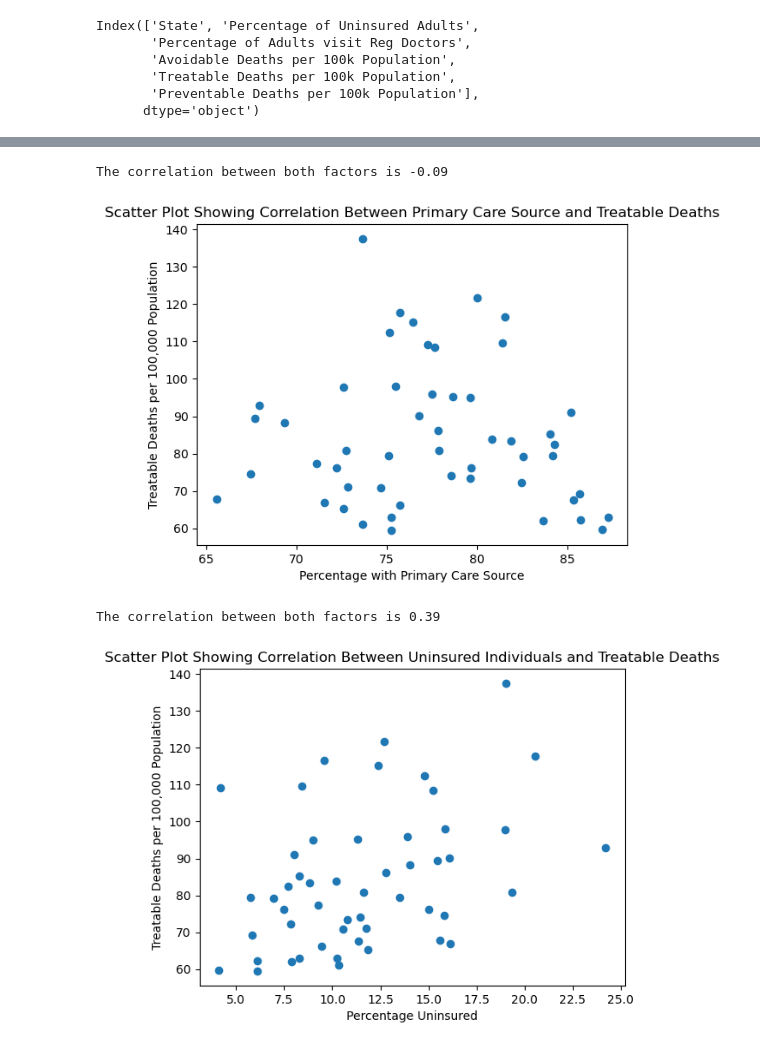
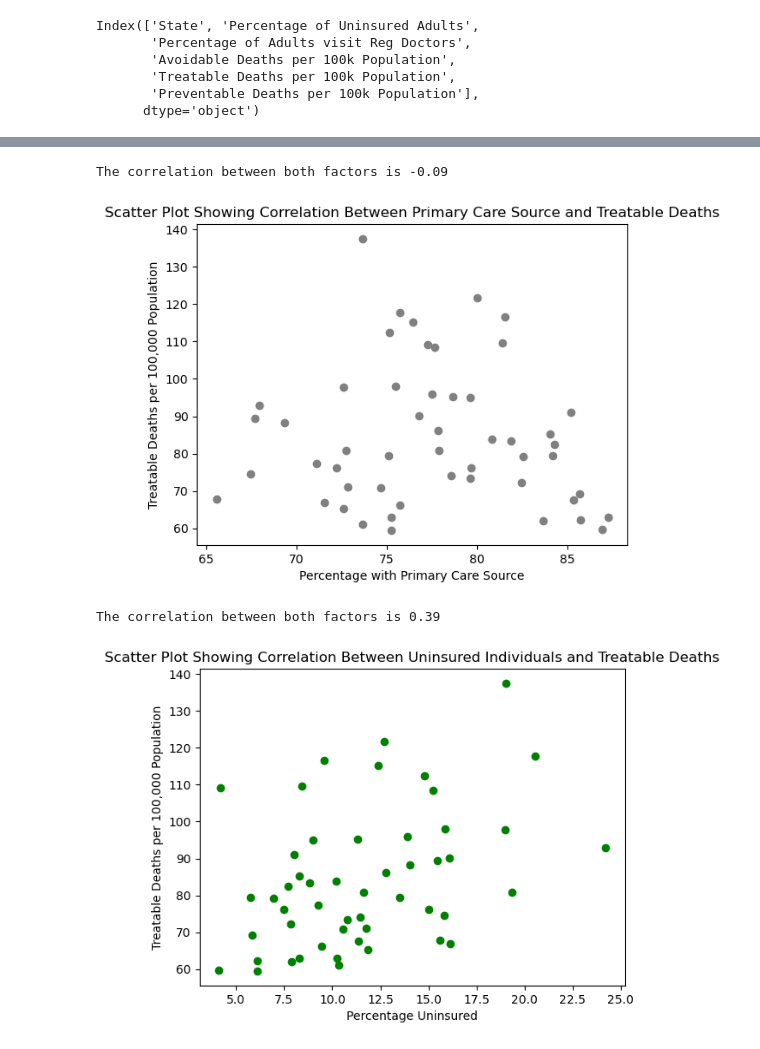
Before and after one commit to redpandata19/Project_1_Team_5, a Jupyter notebook: Data_Analysis.ipynb, the cells around one changed output, grey strips where cells are left out. Cells and saved outputs as stored; diff of their text form; code cells hidden in the pictures.

```diff
--- a/Data_Analysis.ipynb
+++ b/Data_Analysis.ipynb
@@ -320,7 +320,7 @@ The correlation between both factors is 0.38
 x_has_doc = merged_data.iloc[:,2]
 y_treat_deaths = merged_data.iloc[:,4]
 correlation = st.pearsonr(x_has_doc,y_treat_deaths)
-plt.scatter(x_has_doc,y_treat_deaths)
+plt.scatter(x_has_doc,y_treat_deaths,color='gray')
 plt.xlabel('Percentage with Primary Care Source')
 plt.ylabel('Treatable Deaths per 100,000 Population')
 plt.title('Scatter Plot Showing Correlation Between Primary Care Source and Treatable Deaths')
@@ -328,23 +328,23 @@ print(f"The correlation between both factors is {round(correlation[0],2)}")
 plt.show()
 # %% [output]
 The correlation between both factors is -0.09
-[figure, old version]
+[figure, new version]
 # %%
 # correlation between percentage uninsured and treatable deaths
 # Technically we don't need to specify x_uninsured multiple times
 # but keeping it to keep all lines needed to create the visual
 x_uninsured = merged_data.iloc[:,1]
 y_treat_deaths = merged_data.iloc[:,4]
 correlation = st.pearsonr(x_uninsured,y_treat_deaths)
-plt.scatter(x_uninsured,y_treat_deaths)
+plt.scatter(x_uninsured,y_treat_deaths,color="green")
 plt.xlabel('Percentage Uninsured')
 plt.ylabel('Treatable Deaths per 100,000 Population')
 plt.title('Scatter Plot Showing Correlation Between Uninsured Individuals and Treatable Deaths')
 print(f"The correlation between both factors is {round(correlation[0],2)}")
 plt.show()
 # %% [output]
 The correlation between both factors is 0.39
-[figure, old version]
+[figure, new version]
 # %%
 # correlation between having primary care and preventable deaths
 x_has_doc = merged_data.iloc[:,2]
```
Also changed, not shown: parts of 8 cells of this notebook.
